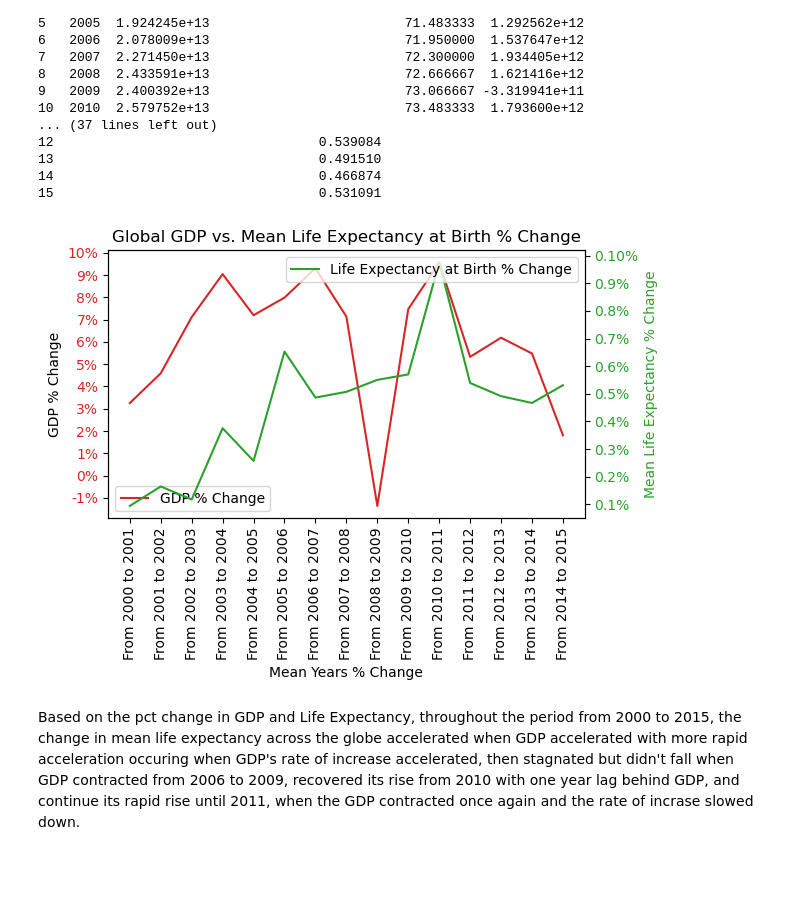
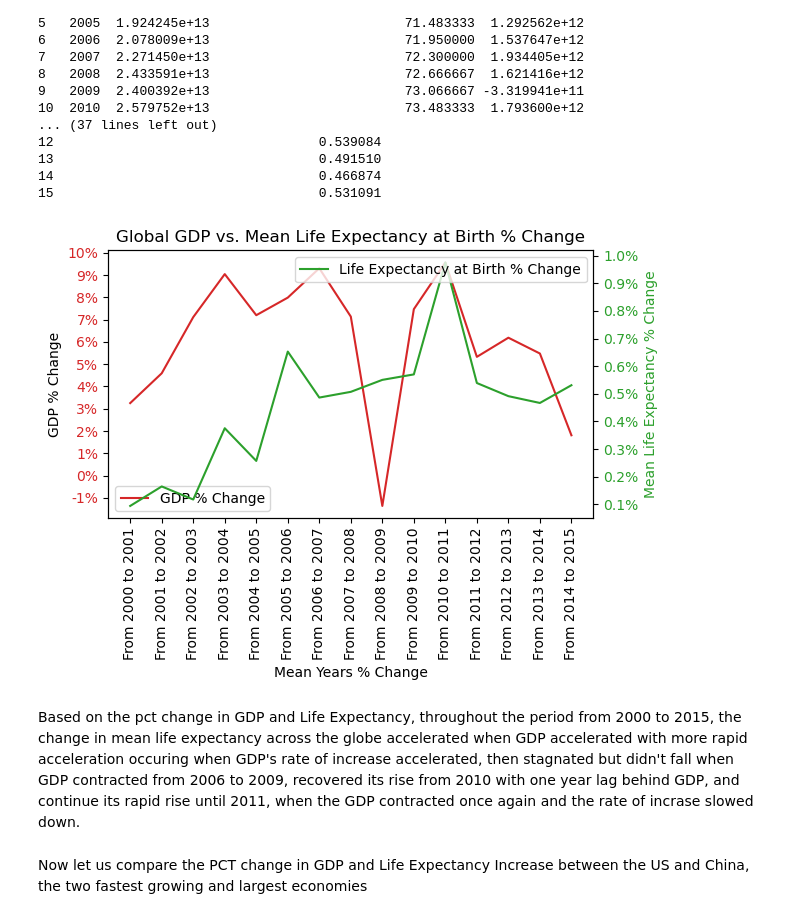
Before and after one commit to J4d33d4J/LifeExpectancy_vs_GDP, a Jupyter notebook: life_expectancy_gdp.ipynb, the cells around one changed output. Saved outputs shown, nothing was run; the diff lists cells and outputs as text; code cells hidden in the pictures; blank space fills up the shorter version.

```diff
--- a/life_expectancy_gdp.ipynb
+++ b/life_expectancy_gdp.ipynb
@@ -496,30 +458,32 @@ print(lifeexp_vs_GDP)
 # %%
 fig, ax1 = plt.subplots()
 plt.title("Global GDP vs. Mean Life Expectancy at Birth % Change")
 color = 'tab:red'
 ax1.set_xlabel('Mean Years % Change')
 ax1.set_ylabel('GDP % Change')
 ax1.set_xticks([2001, 2002, 2003, 2004, 2005, 2006, 2007, 2008, 2009, 2010, 2011, 2012, 2013, 2014, 2015])
 ax1.set_xticklabels(["From {} to {}".format(year-1, year) for year in range(2001, 2016, 1)], rotation = 90)
 ax1.set_yticks([i for i in range(-3, 11, 1)])
 ax1.set_yticklabels([f'{i}%' for i in range(-3, 11, 1)])
 ax1.plot(lifeexp_vs_GDP.Year, lifeexp_vs_GDP['GDP pct change'], label='GDP % Change', color=color)
 ax1.tick_params(axis='y', labelcolor=color)
 ax1.legend()
 
 
 
 ax2 = ax1.twinx()
 color = 'tab:green'
 ax2.set_ylabel('Mean Life Expectancy % Change', color=color)
 ax2.plot(lifeexp_vs_GDP.Year, lifeexp_vs_GDP['Mean Life Expectancy at Birth pct Change'], label='Life Expectancy at Birth % Change', color=color)
 ax2.set_yticks([i/10 for i in range(1, 11, 1)])
-ax2.set_yticklabels([f'0.{i}%' for i in range(1, 11, 1)])
+ax2.set_yticklabels([str(i/10) + '%' for i in range(1, 11, 1)])
 ax2.tick_params(axis='y', labelcolor=color)
 plt.legend(loc=1)
 fig.tight_layout()
 plt.show()
 # %% [output]
-[figure, old version]
+[figure, new version]
 # %% [markdown]
 Based on the pct change in GDP and Life Expectancy, throughout the period from 2000 to 2015, the change in mean life expectancy across the globe accelerated when GDP accelerated with more rapid acceleration occuring when GDP's rate of increase accelerated, then stagnated but didn't fall when GDP contracted from 2006 to 2009, recovered its rise from 2010 with one year lag behind GDP, and continue its rapid rise until 2011, when the GDP contracted once again and the rate of incrase slowed down.
+# %% [markdown]
+Now let us compare the PCT change in GDP and Life Expectancy Increase between the US and China, the two fastest growing and largest economies
```
Also changed, not shown: parts of 12 cells of this notebook, 1 other file.
